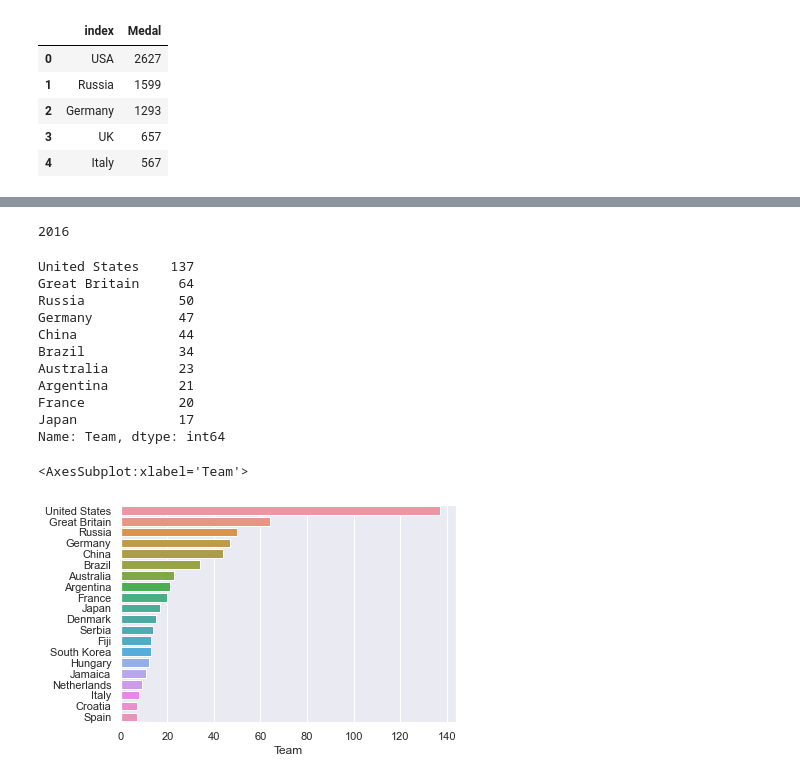
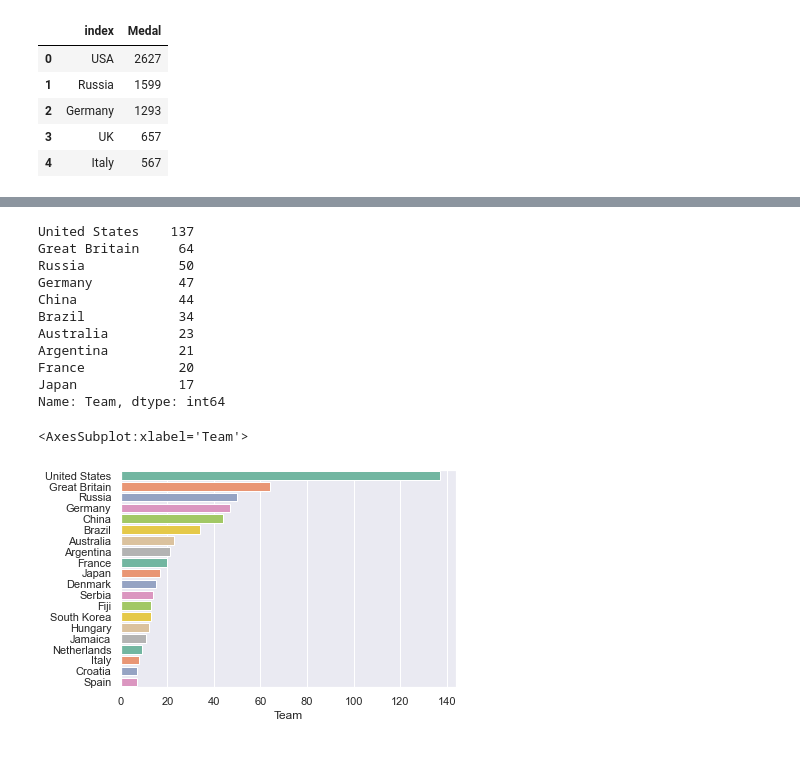
Before and after one commit to anhduy412/olympics-data-analysis, a Jupyter notebook: Olympics-data-analysis.ipynb, the cells around one changed output, grey strips where cells are left out. Cells and saved outputs as stored; diff of their text form; code cells hidden in the pictures.

```diff
--- a/Olympics-data-analysis.ipynb
+++ b/Olympics-data-analysis.ipynb
@@ -344,31 +349,25 @@ Text(0.5, 1.0, 'Gold medals per country')
 # %%
-#Rio olympics
-max_year = athletes_df.Year.max()
-print(max_year)
-
 team_names = athletes_df[(athletes_df.Year == max_year) & (athletes_df.Medal == 'Gold')].Team
-
 team_names.value_counts().head(10)
 # %% [output]
-2016
+United States    137
+Great Britain     64
+Russia            50
+Germany           47
+China             44
+Brazil            34
+Australia         23
+Argentina         21
+France            20
+Japan             17
+Name: Team, dtype: int64
-United States    137
-Great Britain     64
-Russia            50
-Germany           47
-China             44
-Brazil            34
-Australia         23
-Argentina         21
-France            20
-Japan             17
-Name: Team, dtype: int64
 # %%
-sns.barplot(x = team_names.value_counts().head(20), y = team_names.value_counts().head(20).index)
+sns.barplot(x = team_names.value_counts().head(20), y = team_names.value_counts().head(20).index, palette = 'Set2')
 # plt.xlabels('countrywise medals 2016');
 # plt.ylabels(None);
 # %% [output]
 <AxesSubplot:xlabel='Team'>
-[figure, old version]
+[figure, new version]
 # %%
 not_null_medals = athletes_df[(athletes_df['Height'].notnull()) & (athletes_df['Weight'].notnull())]
 # %%
```
Also changed, not shown: parts of 7 cells of this notebook.
